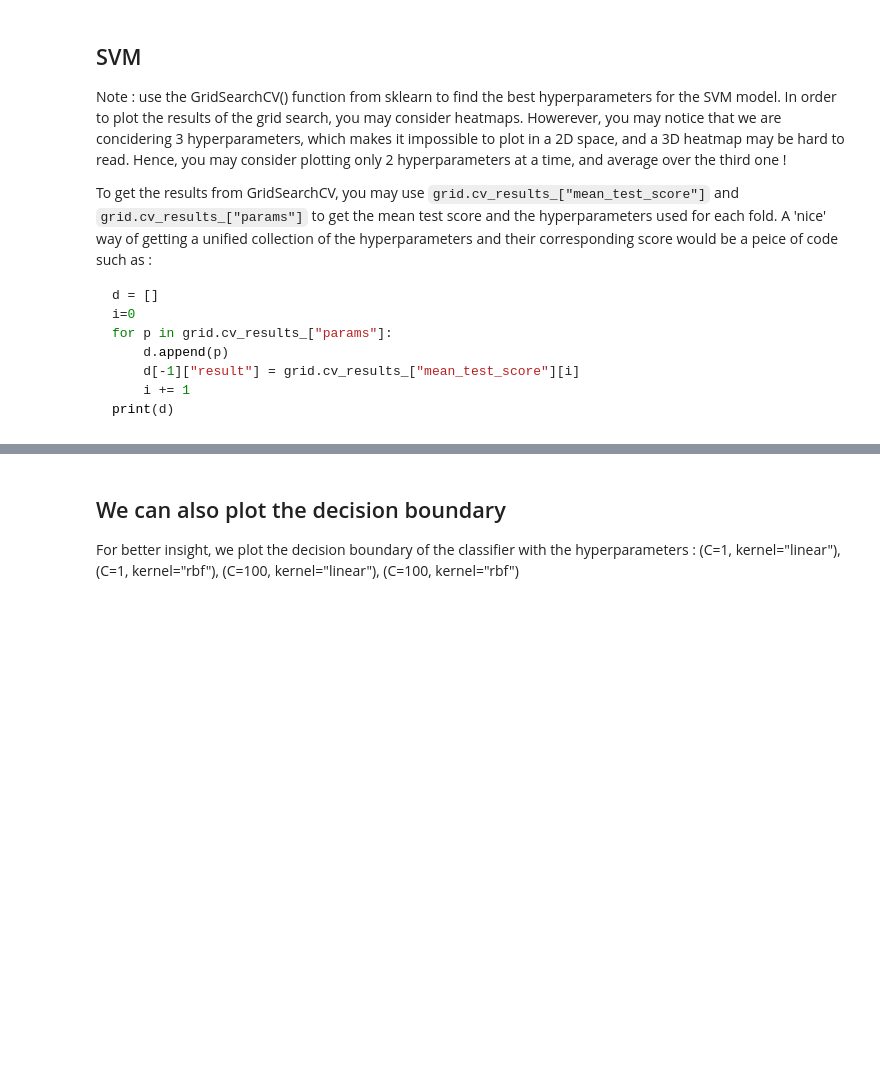
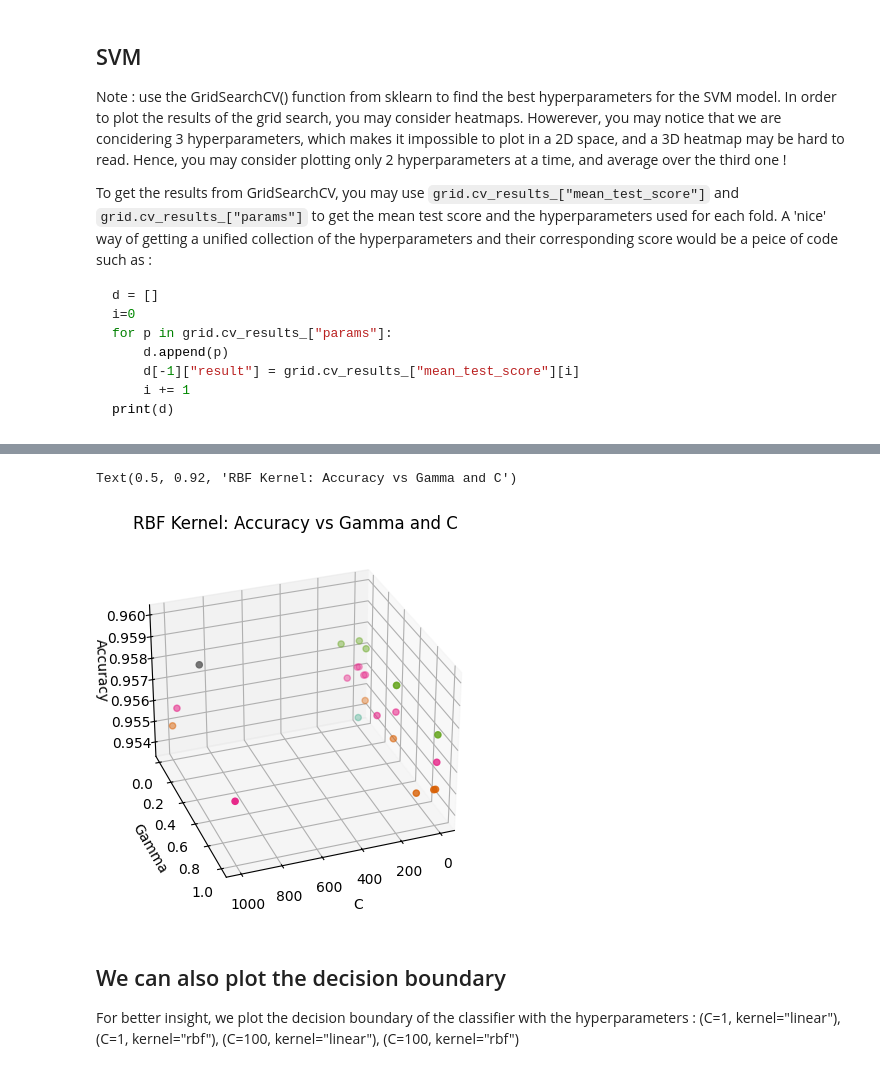
Before and after one commit to ChelsyMena/svm-classification, a Jupyter notebook: example_notebook.ipynb, the cells around one changed output, grey strips where cells are left out. Cells and saved outputs as stored; diff of their text form; code cells hidden in the pictures; blank space fills up the shorter version.

```diff
--- a/example_notebook.ipynb
+++ b/example_notebook.ipynb
@@ -82,3 +158,16 @@ print(d)
+# %%
+ax2 = plt.subplot(projection='3d')
+ax2.scatter(rbf_C, rbf_gamma, rbf_results, c=rbf_results, cmap='Dark2')
+# ax2.set_xscale('log')
+# ax2.set_xscale('log')
+ax2.view_init(elev=30, azim=70)
+ax2.set_xlabel('C')
+ax2.set_ylabel('Gamma')
+ax2.set_zlabel('Accuracy')
+ax2.set_title('RBF Kernel: Accuracy vs Gamma and C')
+# %% [output]
+Text(0.5, 0.92, 'RBF Kernel: Accuracy vs Gamma and C')
+[figure, added]
 # %% [markdown]
 ## We can also plot the decision boundary
 
```
Also changed, not shown: parts of 4 cells of this notebook.
